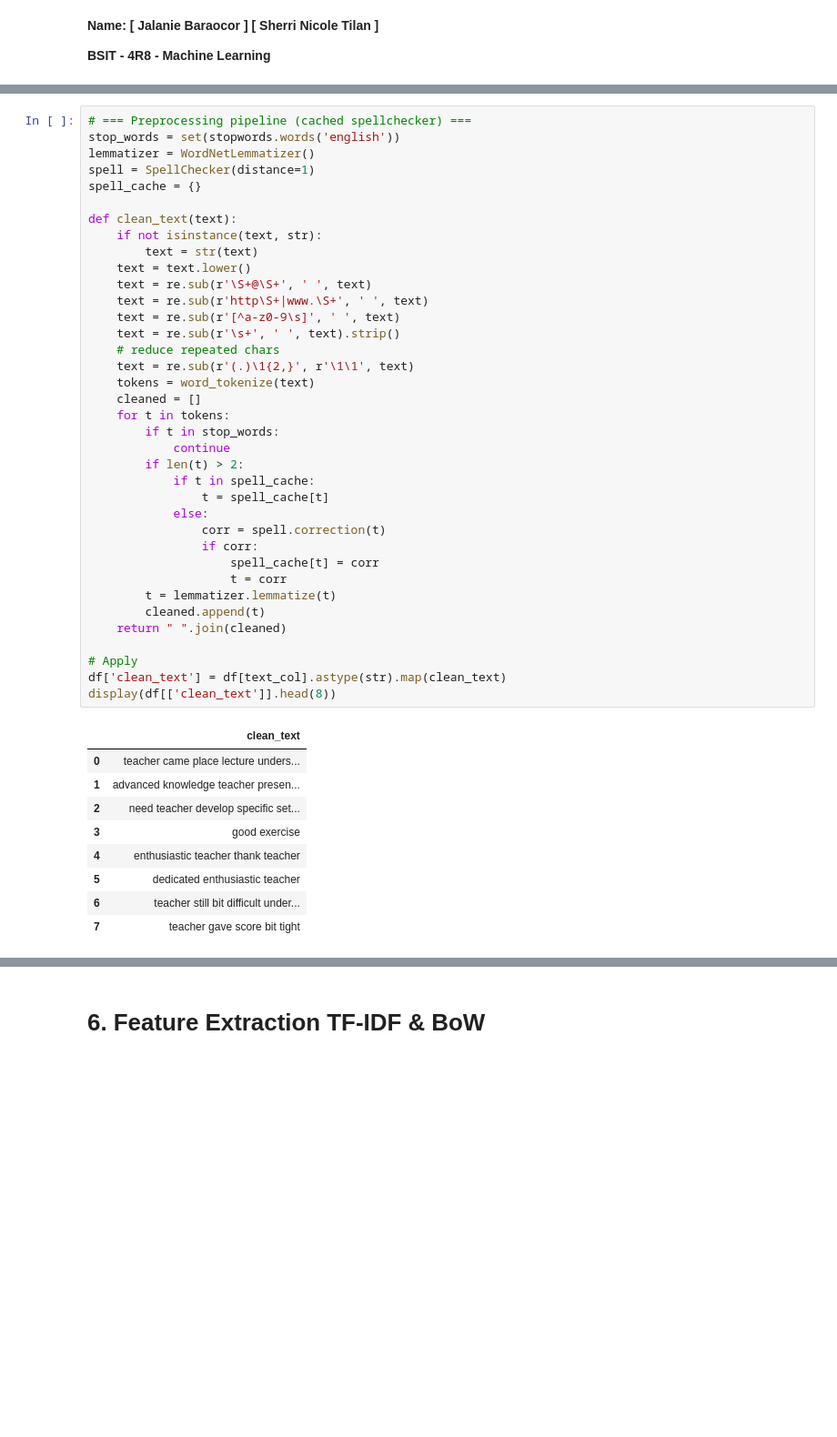
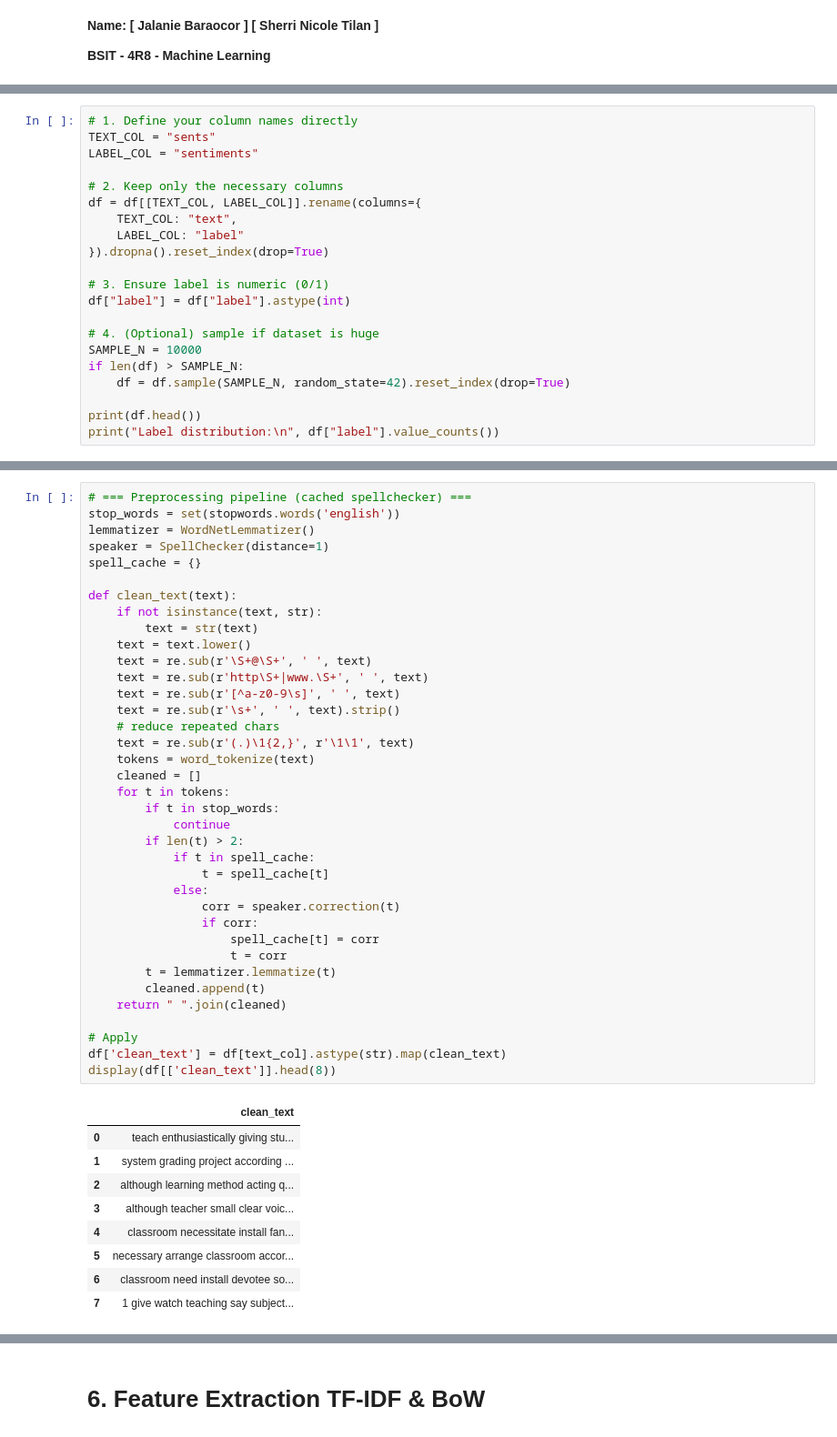
Before and after one commit to jiyuutheosum/Machine-Learning, a Jupyter notebook: Machine_Learning_PIT.ipynb, the cells around one changed output, grey strips where cells are left out. Shown: that part at 91% size. Drawn from its saved outputs; the diff is of its cells as text; blank space fills up the shorter version.

Commit message:
Adding Deep Learning

```diff
--- a/Machine_Learning_PIT.ipynb
+++ b/Machine_Learning_PIT.ipynb
@@ -182,0 +140,21 @@ Name: count, dtype: int64
+# %%
+# 1. Define your column names directly
+TEXT_COL = "sents"
+LABEL_COL = "sentiments"
+
+# 2. Keep only the necessary columns
+df = df[[TEXT_COL, LABEL_COL]].rename(columns={
+    TEXT_COL: "text",
+    LABEL_COL: "label"
+}).dropna().reset_index(drop=True)
+
+# 3. Ensure label is numeric (0/1)
+df["label"] = df["label"].astype(int)
+
+# 4. (Optional) sample if dataset is huge
+SAMPLE_N = 10000
+if len(df) > SAMPLE_N:
+    df = df.sample(SAMPLE_N, random_state=42).reset_index(drop=True)
+
+print(df.head())
+print("Label distribution:\n", df["label"].value_counts())
@@ -186,47 +177,47 @@ Name: count, dtype: int64
 # === Preprocessing pipeline (cached spellchecker) ===
 stop_words = set(stopwords.words('english'))
 lemmatizer = WordNetLemmatizer()
-spell = SpellChecker(distance=1)
+speaker = SpellChecker(distance=1)
 spell_cache = {}
 
 def clean_text(text):
     if not isinstance(text, str):
         text = str(text)
     text = text.lower()
     text = re.sub(r'\S+@\S+', ' ', text)
     text = re.sub(r'http\S+|www.\S+', ' ', text)
     text = re.sub(r'[^a-z0-9\s]', ' ', text)
     text = re.sub(r'\s+', ' ', text).strip()
     # reduce repeated chars
     text = re.sub(r'(.)\1{2,}', r'\1\1', text)
     tokens = word_tokenize(text)
     cleaned = []
     for t in tokens:
         if t in stop_words:
             continue
         if len(t) > 2:
             if t in spell_cache:
                 t = spell_cache[t]
             else:
-                corr = spell.correction(t)
+                corr = speaker.correction(t)
                 if corr:
                     spell_cache[t] = corr
                     t = corr
         t = lemmatizer.lemmatize(t)
         cleaned.append(t)
     return " ".join(cleaned)
 
 # Apply
 df['clean_text'] = df[text_col].astype(str).map(clean_text)
 display(df[['clean_text']].head(8))
 # %% [output]
 |  | clean_text |
-| 0 | teacher came place lecture unders... |
-| 1 | advanced knowledge teacher presen... |
-| 2 | need teacher develop specific set... |
-| 3 | good exercise |
-| 4 | enthusiastic teacher thank teacher |
-| 5 | dedicated enthusiastic teacher |
-| 6 | teacher still bit difficult under... |
-| 7 | teacher gave score bit tight |
+| 0 | teach enthusiastically giving stu... |
+| 1 | system grading project according ... |
+| 2 | although learning method acting q... |
+| 3 | although teacher small clear voic... |
+| 4 | classroom necessitate install fan... |
+| 5 | necessary arrange classroom accor... |
+| 6 | classroom need install devotee so... |
+| 7 | 1 give watch teaching say subject... |
 # %% [markdown]
```
Also changed, not shown: parts of 40 cells of this notebook.
